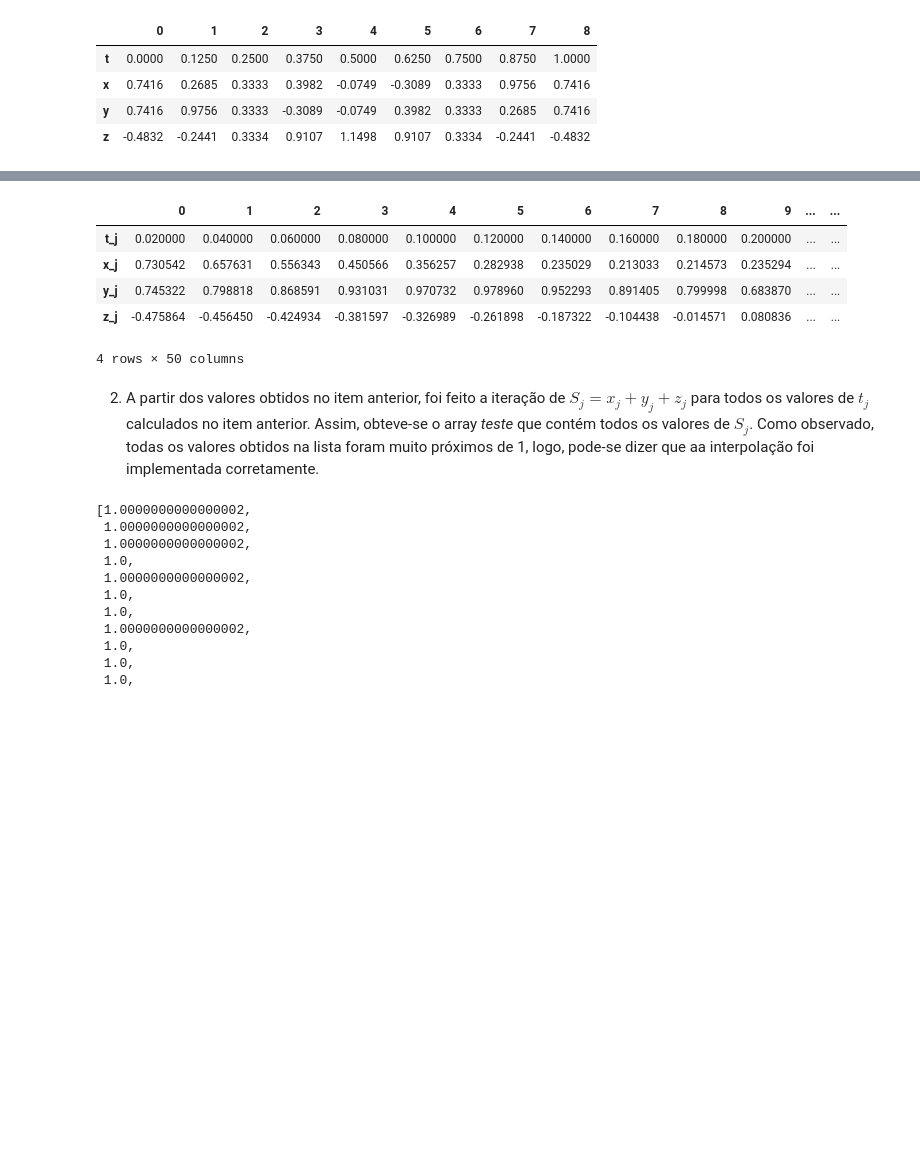
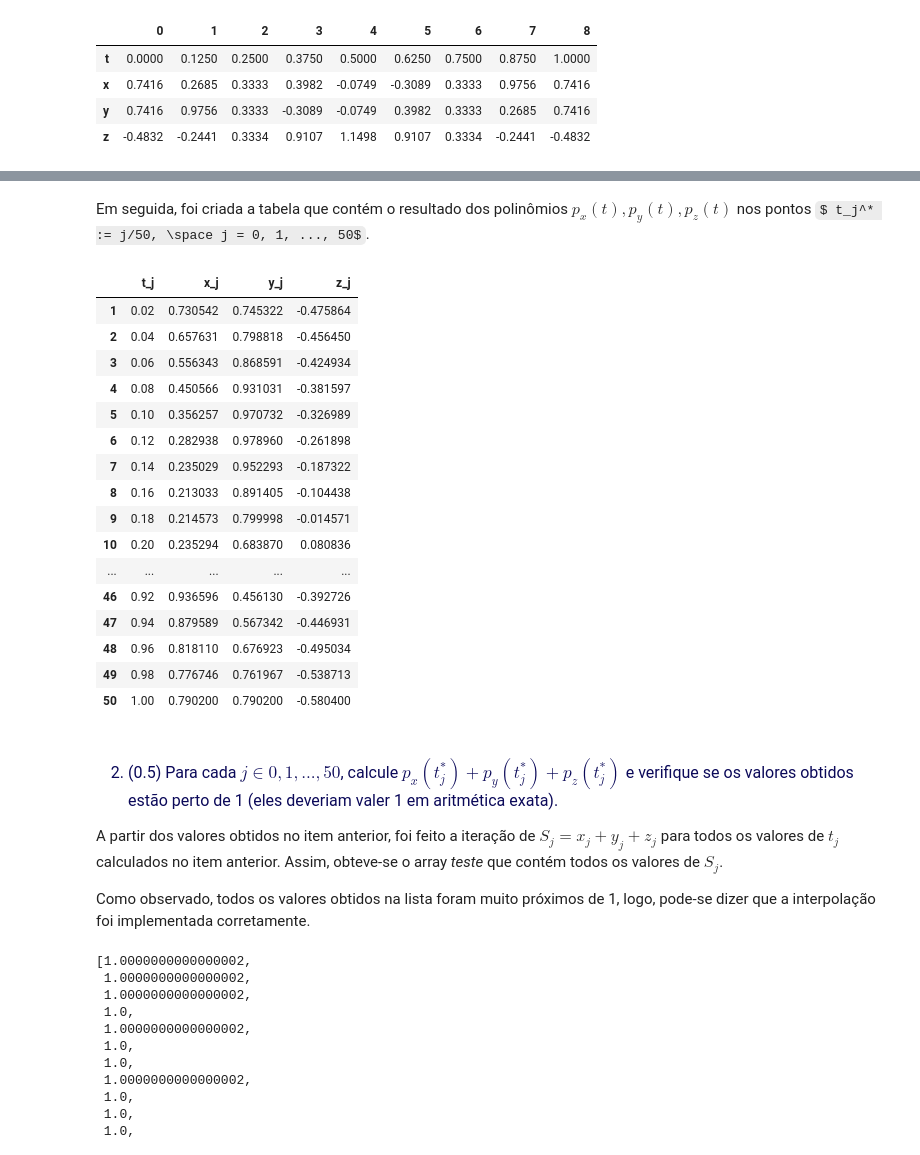
Before and after one commit to acmurilo/2021.2_calc_num, a Jupyter notebook: lista_2/exercicio_2.ipynb, the cells around one changed output, grey strips where cells are left out. Saved outputs shown, nothing was run; the diff lists cells and outputs as text; code cells hidden in the pictures; some formulas as TeX source; blank space fills up the shorter version.

```diff
--- a/lista_2/exercicio_2.ipynb
+++ b/lista_2/exercicio_2.ipynb
@@ -60,6 +69,6 @@ def coef_interpolacao(a, b):
 
     #primeira linha da matriz representa os coeficientes em ordem
     coef = matriz[0]
-    return coef
+    return matriz
 
 #pd.DataFrame(coef_interpolacao(t, x))
@@ -66,40 +94,62 @@ def coef_interpolacao(a, b):
 # %%
-def polinomio_interpolado(coef, t, a):
+def polinomio_interpolado(matriz, t, m):
+    coef = matriz[0]
     n = len(t)-1
 
     y = coef[0]
     for i in range(1, n):
         alpha = coef[i]
         for j in range(0, i):
-            alpha = alpha*(a-t[j])
+            alpha = alpha*(m-t[j])
 
         y += alpha
 
     return y
+# %% [markdown]
+Em seguida, foi criada a tabela que contém o resultado dos polinômios $ p_x(t), p_y(t), p_z(t) $ nos pontos $ t_j^* := j/50, \space j = 0, 1, ..., 50$.
 # %%
 #criação dos coeficientes para cada variável
 poly_x = coef_interpolacao(t, x)
 poly_y = coef_interpolacao(t, y)
 poly_z = coef_interpolacao(t, z)
 
 #criacao do conjunto de t a ser
 t_j = np.arange(1, 51)/50
 
 x_j = polinomio_interpolado(poly_x, t, t_j)
 y_j = polinomio_interpolado(poly_y, t, t_j)
 z_j = polinomio_interpolado(poly_z, t, t_j)
 
-saida = pd.DataFrame([t_j, x_j, y_j, z_j]).set_index([['t_j', 'x_j', 'y_j', 'z_j']])
-saida
+saida = pd.DataFrame([t_j, x_j, y_j, z_j]).set_index([['t_j', 'x_j', 'y_j', 'z_j']]).T
+saida.set_index(np.arange(1, 51))
 # %% [output]
-|  | 0 | 1 | 2 | 3 | 4 | 5 | 6 | 7 | 8 | 9 | ... | ... |
-| t_j | 0.020000 | 0.040000 | 0.060000 | 0.080000 | 0.100000 | 0.120000 | 0.140000 | 0.160000 | 0.180000 | 0.200000 | ... | ... |
-| x_j | 0.730542 | 0.657631 | 0.556343 | 0.450566 | 0.356257 | 0.282938 | 0.235029 | 0.213033 | 0.214573 | 0.235294 | ... | ... |
-| y_j | 0.745322 | 0.798818 | 0.868591 | 0.931031 | 0.970732 | 0.978960 | 0.952293 | 0.891405 | 0.799998 | 0.683870 | ... | ... |
-| z_j | -0.475864 | -0.456450 | -0.424934 | -0.381597 | -0.326989 | -0.261898 | -0.187322 | -0.104438 | -0.014571 | 0.080836 | ... | ... |
+|  | t_j | x_j | y_j | z_j |
+| 1 | 0.02 | 0.730542 | 0.745322 | -0.475864 |
+| 2 | 0.04 | 0.657631 | 0.798818 | -0.456450 |
+| 3 | 0.06 | 0.556343 | 0.868591 | -0.424934 |
+| 4 | 0.08 | 0.450566 | 0.931031 | -0.381597 |
+| 5 | 0.10 | 0.356257 | 0.970732 | -0.326989 |
+| 6 | 0.12 | 0.282938 | 0.978960 | -0.261898 |
+| 7 | 0.14 | 0.235029 | 0.952293 | -0.187322 |
+| 8 | 0.16 | 0.213033 | 0.891405 | -0.104438 |
+| 9 | 0.18 | 0.214573 | 0.799998 | -0.014571 |
+| 10 | 0.20 | 0.235294 | 0.683870 | 0.080836 |
+| ... | ... | ... | ... | ... |
+| 46 | 0.92 | 0.936596 | 0.456130 | -0.392726 |
+| 47 | 0.94 | 0.879589 | 0.567342 | -0.446931 |
+| 48 | 0.96 | 0.818110 | 0.676923 | -0.495034 |
+| 49 | 0.98 | 0.776746 | 0.761967 | -0.538713 |
+| 50 | 1.00 | 0.790200 | 0.790200 | -0.580400 |
-4 rows × 50 columns
 # %% [markdown]
-2. A partir dos valores obtidos no item anterior, foi feito a iteração de $ S_j = x_j + y_j + z_j$ para todos os valores de $t_j$ calculados no item anterior. Assim, obteve-se o array <em>teste</em> que contém todos os valores de $S_j$. Como observado, todas os valores obtidos na lista foram muito próximos de 1, logo, pode-se dizer que aa interpolação foi implementada corretamente.
+<br>
+<div style="font-size: 16px; color: #0B0959">
+
+2. (0.5) Para cada $j \in {0, 1, ..., 50}$, calcule $ p_x(t_j^*) + p_y(t_j^*) + p_z(t_j^*) $ e verifique se os valores obtidos estão perto de 1 (eles deveriam valer 1 em aritmética exata).
+</div>
+
+A partir dos valores obtidos no item anterior, foi feito a iteração de $ S_j = x_j + y_j + z_j$ para todos os valores de $t_j$ calculados no item anterior. Assim, obteve-se o array <em>teste</em> que contém todos os valores de $S_j$.
+
+Como observado, todos os valores obtidos na lista foram muito próximos de 1, logo, pode-se dizer que a interpolação foi implementada corretamente.
 # %%
 teste = []
 
```
Also changed, not shown: parts of 8 cells of this notebook.
